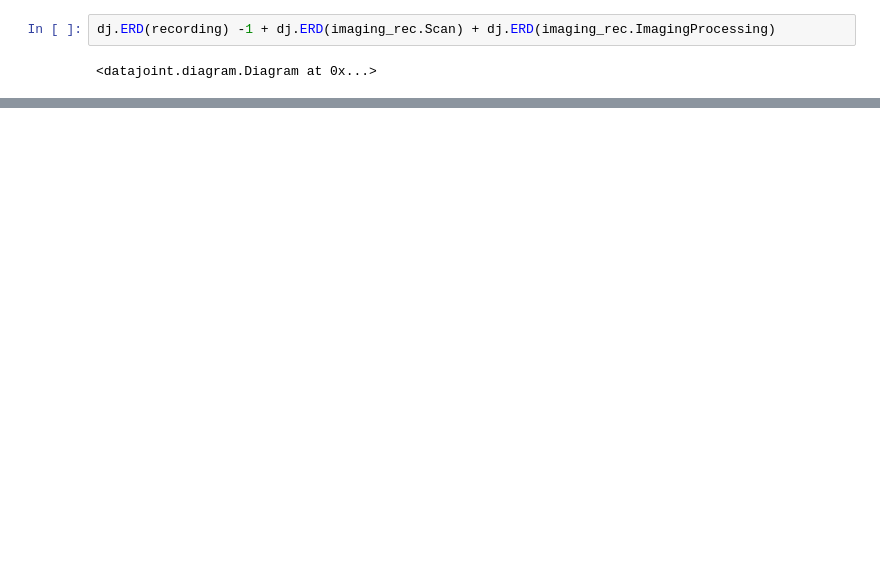
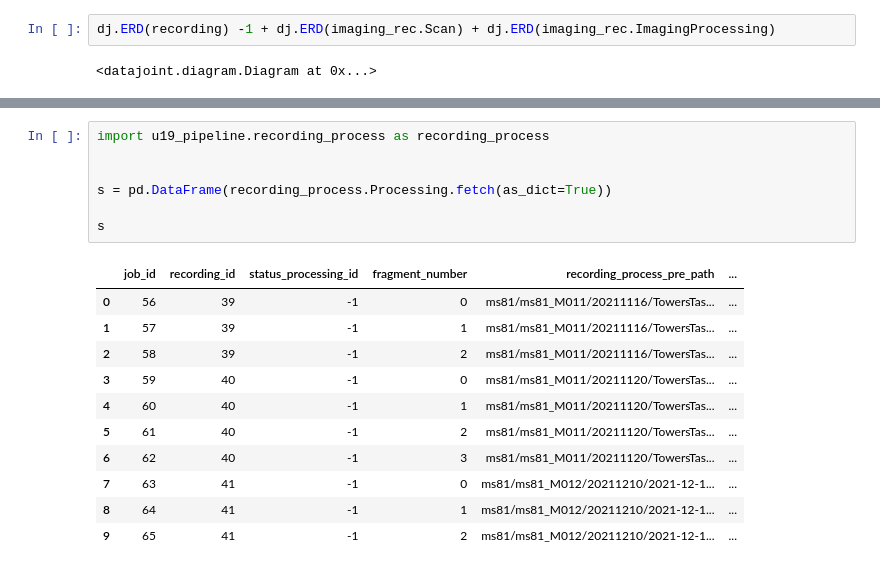
Before and after one commit to BrainCOGS/U19-pipeline-python, a Jupyter notebook: notebooks/TestAutomaticPipeline.ipynb, the cells around one changed output, grey strips where cells are left out. Cells and saved outputs as stored; diff of their text form; blank space fills up the shorter version.

```diff
--- a/notebooks/TestAutomaticPipeline.ipynb
+++ b/notebooks/TestAutomaticPipeline.ipynb
@@ -170,0 +420,19 @@ dj.ERD(recording) -1 + dj.ERD(imaging_rec.Scan) + dj.ERD(imaging_rec.ImagingProc
+# %%
+import u19_pipeline.recording_process as recording_process
+
+
+s = pd.DataFrame(recording_process.Processing.fetch(as_dict=True))
+
+s
+# %% [output]
+|  | job_id | recording_id | status_processing_id | fragment_number | recording_process_pre_path | ... |
+| 0 | 56 | 39 | -1 | 0 | ms81/ms81_M011/20211116/TowersTas... | ... |
+| 1 | 57 | 39 | -1 | 1 | ms81/ms81_M011/20211116/TowersTas... | ... |
+| 2 | 58 | 39 | -1 | 2 | ms81/ms81_M011/20211116/TowersTas... | ... |
+| 3 | 59 | 40 | -1 | 0 | ms81/ms81_M011/20211120/TowersTas... | ... |
+| 4 | 60 | 40 | -1 | 1 | ms81/ms81_M011/20211120/TowersTas... | ... |
+| 5 | 61 | 40 | -1 | 2 | ms81/ms81_M011/20211120/TowersTas... | ... |
+| 6 | 62 | 40 | -1 | 3 | ms81/ms81_M011/20211120/TowersTas... | ... |
+| 7 | 63 | 41 | -1 | 0 | ms81/ms81_M012/20211210/2021-12-1... | ... |
+| 8 | 64 | 41 | -1 | 1 | ms81/ms81_M012/20211210/2021-12-1... | ... |
+| 9 | 65 | 41 | -1 | 2 | ms81/ms81_M012/20211210/2021-12-1... | ... |
```
Also changed, not shown: parts of 28 cells of this notebook, 13 other files.
